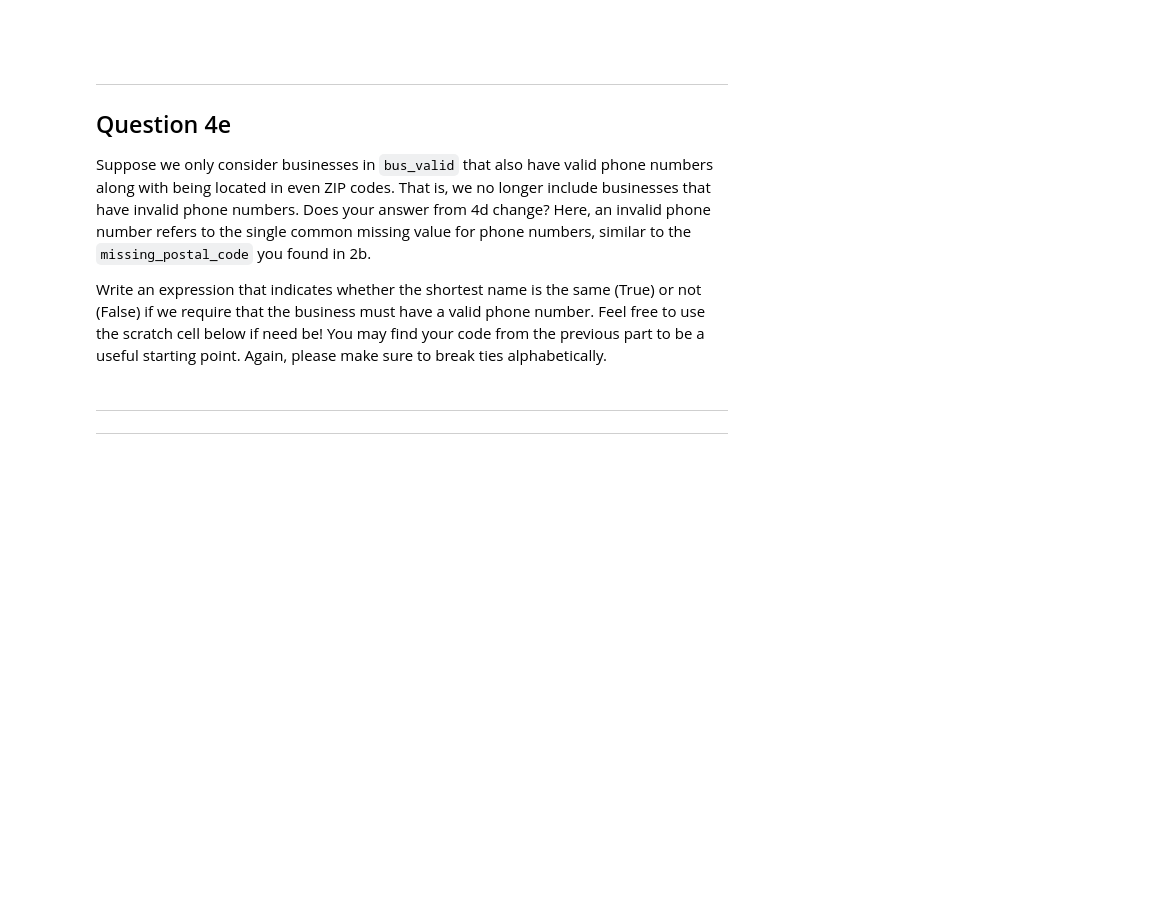
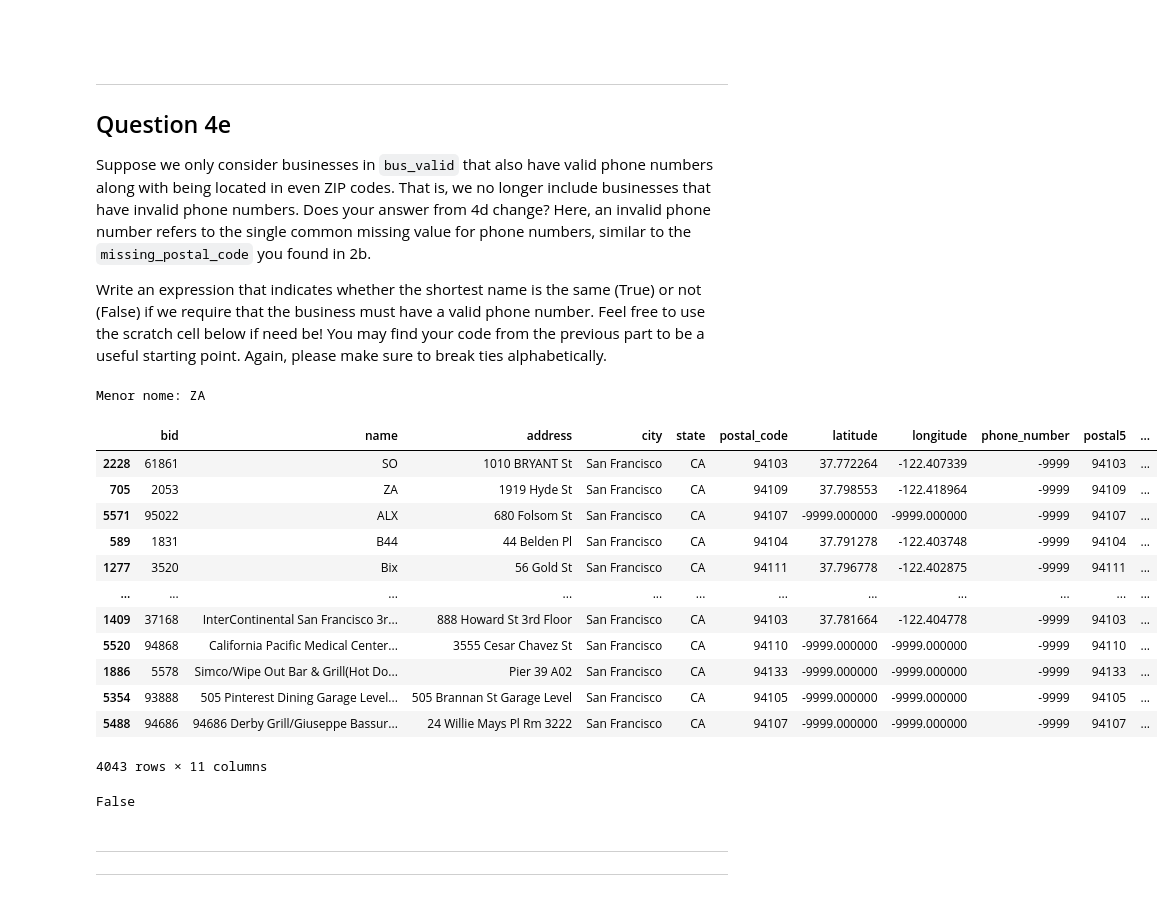
Before and after one commit to quirino717/Tratamento-de-Dados, a Jupyter notebook: Projeto I/hw02A (1).ipynb, the cells around one changed output. Drawn from its saved outputs; the diff is of its cells as text; code cells hidden in the pictures; blank space fills up the shorter version.

```diff
--- a/Projeto I/hw02A (1).ipynb
+++ b/Projeto I/hw02A (1).ipynb
@@ -462,8 +668,9 @@ Then, for any of the `postal5` ZIP code entries that were not a valid San Franci
 **Do not modify the provided code! Simply add your own code in place of the ellipses.**
 # %%
 bus['postal5'] = None
-...
 
-bus.loc[~bus['postal5'].isin(valid_zips), 'postal5'] = None
+bus['postal5'] = bus['postal_code'].str[0:5]
+
+bus.loc[~bus['postal5'].isin(valid_zips['zip_codes']), 'postal5'] = None
 # Checking the corrected postal5 column
 bus.loc[invalid_zip_bus.index, ['bid', 'name', 'postal_code', 'postal5']]
@@ -633,6 +980,36 @@ Write an expression that indicates whether the shortest name is the same (True)
+# %%
+# SCRATCH CELL
+
+missing_postal_code = invalid_zip_bus.value_counts('postal_code').index[0]
+bus_missing = invalid_zip_bus[invalid_zip_bus['postal_code'] == missing_postal_code]
+
+num_errado = bus_valid.value_counts('phone_number').index[0]
+bus_missing_num = bus_valid[bus_valid['phone_number'] == num_errado]
+
+shortest_name_tel = bus_missing_num.loc[bus_missing_num['name'].str.len().idxmin(), 'name']
+print(f'Menor nome: {shortest_name_tel}')
+
+bus_missing_num.sort_values(['name_length', "name"], ascending = True)
+# %% [output]
+Menor nome: ZA
+|  | bid | name | address | city | state | postal_code | latitude | longitude | phone_number | postal5 | ... |
+| 2228 | 61861 | SO | 1010 BRYANT St | San Francisco | CA | 94103 | 37.772264 | -122.407339 | -9999 | 94103 | ... |
+| 705 | 2053 | ZA | 1919 Hyde St | San Francisco | CA | 94109 | 37.798553 | -122.418964 | -9999 | 94109 | ... |
+| 5571 | 95022 | ALX | 680 Folsom St | San Francisco | CA | 94107 | -9999.000000 | -9999.000000 | -9999 | 94107 | ... |
+| 589 | 1831 | B44 | 44 Belden Pl | San Francisco | CA | 94104 | 37.791278 | -122.403748 | -9999 | 94104 | ... |
+| 1277 | 3520 | Bix | 56 Gold St | San Francisco | CA | 94111 | 37.796778 | -122.402875 | -9999 | 94111 | ... |
+| ... | ... | ... | ... | ... | ... | ... | ... | ... | ... | ... | ... |
+| 1409 | 37168 | InterContinental San Francisco 3r... | 888 Howard St 3rd Floor | San Francisco | CA | 94103 | 37.781664 | -122.404778 | -9999 | 94103 | ... |
+| 5520 | 94868 | California Pacific Medical Center... | 3555 Cesar Chavez St | San Francisco | CA | 94110 | -9999.000000 | -9999.000000 | -9999 | 94110 | ... |
+| 1886 | 5578 | Simco/Wipe Out Bar & Grill(Hot Do... | Pier 39 A02 | San Francisco | CA | 94133 | -9999.000000 | -9999.000000 | -9999 | 94133 | ... |
+| 5354 | 93888 | 505 Pinterest Dining Garage Level... | 505 Brannan St Garage Level | San Francisco | CA | 94105 | -9999.000000 | -9999.000000 | -9999 | 94105 | ... |
+| 5488 | 94686 | 94686 Derby Grill/Giuseppe Bassur... | 24 Willie Mays Pl Rm 3222 | San Francisco | CA | 94107 | -9999.000000 | -9999.000000 | -9999 | 94107 | ... |
+4043 rows × 11 columns
 # %%
-same_shortest_name = ...
+same_shortest_name = shortest_name_tel == shortest_name_even
 same_shortest_name
+# %% [output]
+False
 # %% [markdown]
 <hr style="border: 5px solid #003262;" />
 <hr style="border: 1px solid #fdb515;" />
```
Also changed, not shown: parts of 70 cells of this notebook.
